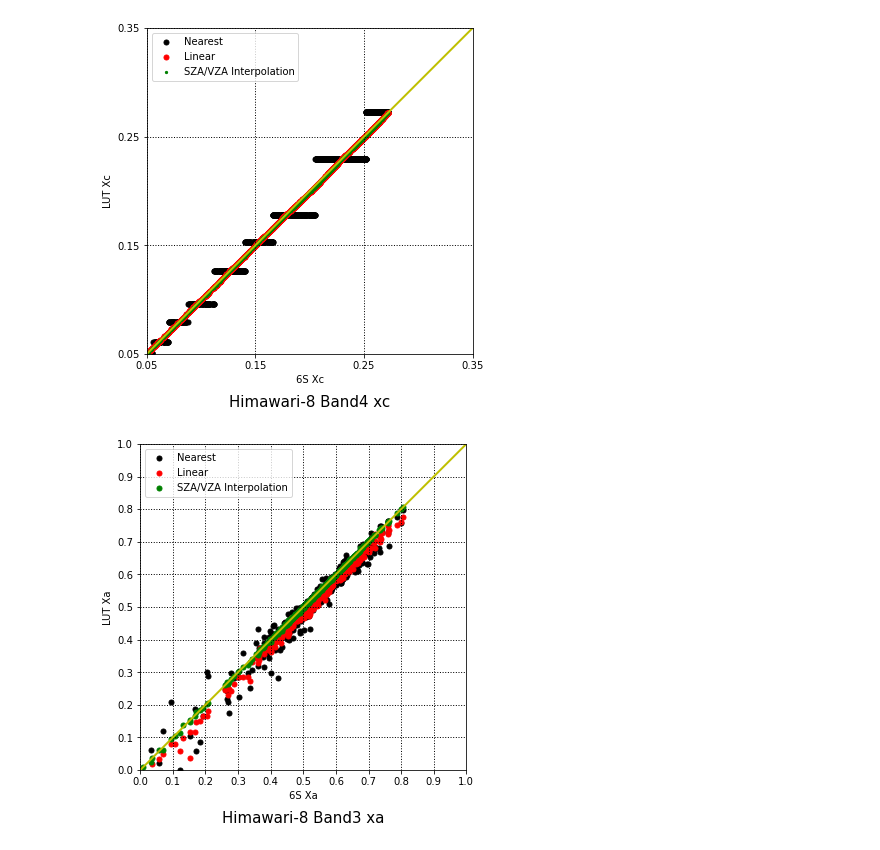
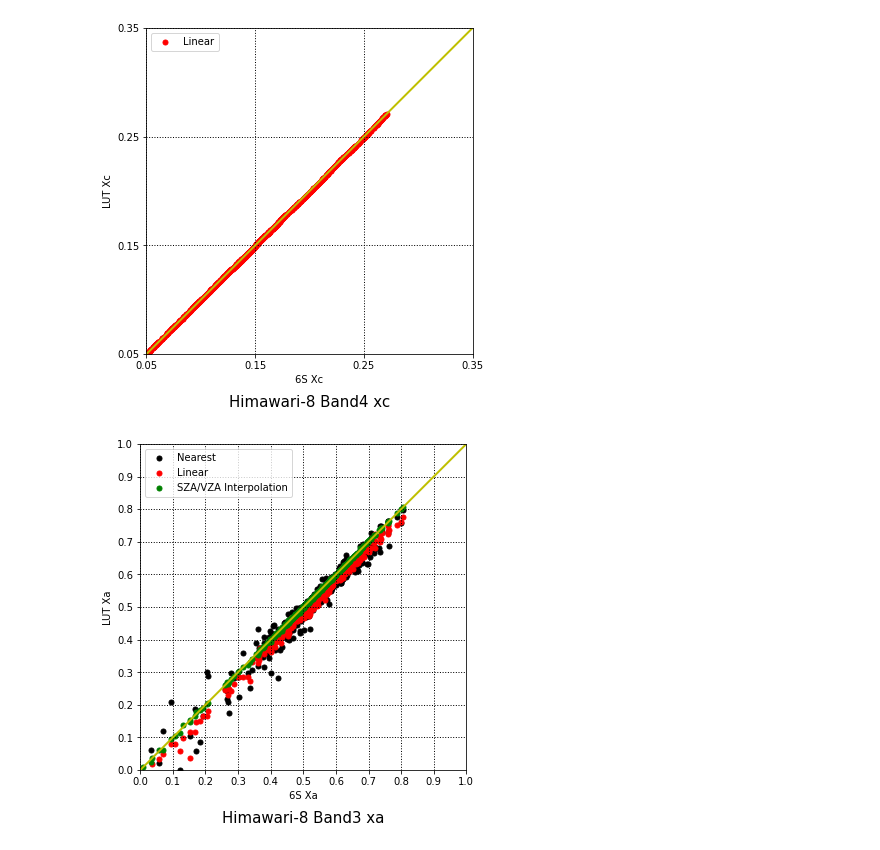
Before and after one commit to Lw46/Himawari8_AtmosphericCorrection, a Jupyter notebook: LUT_Validation/LUT_Validation_b04.ipynb, the cells around one changed output. Saved outputs shown, nothing was run; the diff lists cells and outputs as text; code cells hidden in the pictures.

```diff
--- a/LUT_Validation/LUT_Validation_b04.ipynb
+++ b/LUT_Validation/LUT_Validation_b04.ipynb
@@ -26,3 +29,12 @@ LUT_path = 'LUT/'
+# %%
+OZONE = np.random.uniform(0.2,0.4,1000)
+WATER = np.random.uniform(0,7,1000)
+aot = np.random.uniform(0.01,2,1000)
+c = np.random.uniform(0,60,1000)
+VZA = np.random.uniform(0,60,1000)
+RAA = np.random.uniform(0,180,1000)
+AL = np.random.uniform(0,5,1000)
+AERO_TYPE = np.random.randint(2, size=1000)
 # %%
 
 class LUT_interpolation:
@@ -60,7 +85,0 @@ fn1_N,fn2_N,fn3_N = LUT_interpolation(LUT_path).LUT_interpolation_Nearest()
-# %%
-OZONE = np.random.uniform(0.2,0.4,1000)
-WATER = np.random.uniform(0,7,1000)
-aot = np.random.uniform(0.01,2,1000)
-SZA = np.random.uniform(0,80,1000)
-VZA = np.random.uniform(0,80,1000)
-RAA = np.random.uniform(0,180,1000)
@@ -97,13 +136,14 @@ xc_LUT_L = np.array(xc_LUT_L)
 # %%
 
 def sixS(i):
+    AERO = AERO_TYPE + 1
     s = SixS()
     s.atmos_profile = AtmosProfile.UserWaterAndOzone(WATER[i],0.3)
-    s.aero_profile = AeroProfile.PredefinedType(2)
+    s.aero_profile = AeroProfile.PredefinedType(AERO[i])
     s.aot550 = aot[i]
     s.wavelength = Wavelength(band[0,0],band[band.shape[0]-1,0],band[:,1])
     s.altitudes.set_sensor_satellite_level()
-    s.altitudes.set_target_custom_altitude(0)
+    s.altitudes.set_target_custom_altitude(AL[i])
     s.geometry = Geometry.User()
     s.geometry.solar_z = SZA[i]
     s.geometry.solar_a = RAA[i]
@@ -373,36 +336,36 @@ fig = plt.figure(figsize=(6,6))
 ax = fig.add_subplot(111,aspect='equal')
 
 # ax.plot(xx,yy_N,color='k',linewidth=3,linestyle='-',zorder=2)
 # ax.plot(xx,yy_L,color='r',linewidth=3,linestyle='-',zorder=2)
 # ax.plot(xx,yy,color='g',linewidth=3,linestyle='-',zorder=2)
 
 
-ax.scatter(X3, xc_LUT_N,marker='o',s=25,c='k',label='Nearest')
+# ax.scatter(X3, xc_LUT_N,marker='o',s=25,c='k',label='Nearest')
 ax.scatter(X3, xc_LUT_L,marker='o',s=25,c='r',label='Linear')
-ax.scatter(X3, xc_LUT,marker='o',s=5,c='g',label='SZA/VZA Interpolation')
+# ax.scatter(X3, xc_LUT,marker='o',s=5,c='g',label='SZA/VZA Interpolation')
 
 
 ax.set_xticks(np.arange(0.05,0.36,0.1))
 ax.set_yticks(np.arange(0.05,0.36,0.1))
 
 ax.grid(color='k', linestyle='dotted', linewidth=1,which='both')
 ax.set_xlabel("6S Xc",fontsize=10)
 ax.set_ylabel("LUT Xc",fontsize=10)
 
 ax.plot(x,y,color='y',linewidth=2,linestyle='-',zorder=2)
 
 # ax.text(1.2,4.5,s = 'R2:{}'.format(r2),fontsize=20)
 # ax.text(1.2,4.2,s = 'y = {}x + {}'.format(k,b),fontsize=20)
 
 plt.xlim(0.05,0.35)
 plt.ylim(0.05,0.35)
 
 plt.title('Himawari-8 Band4 xc',fontsize=15,y=-0.18)
 plt.legend()
 plt.show()
 fig.savefig('LUT_xc_B04_L.jpg',dpi = 1000,bbox_inches = 'tight')
 # %% [output]
-[figure, old version]
+[figure, new version]
 # %%
 import matplotlib.pyplot as plt
 import numpy as np
```
Also changed, not shown: parts of 9 cells of this notebook, 1 other file.
